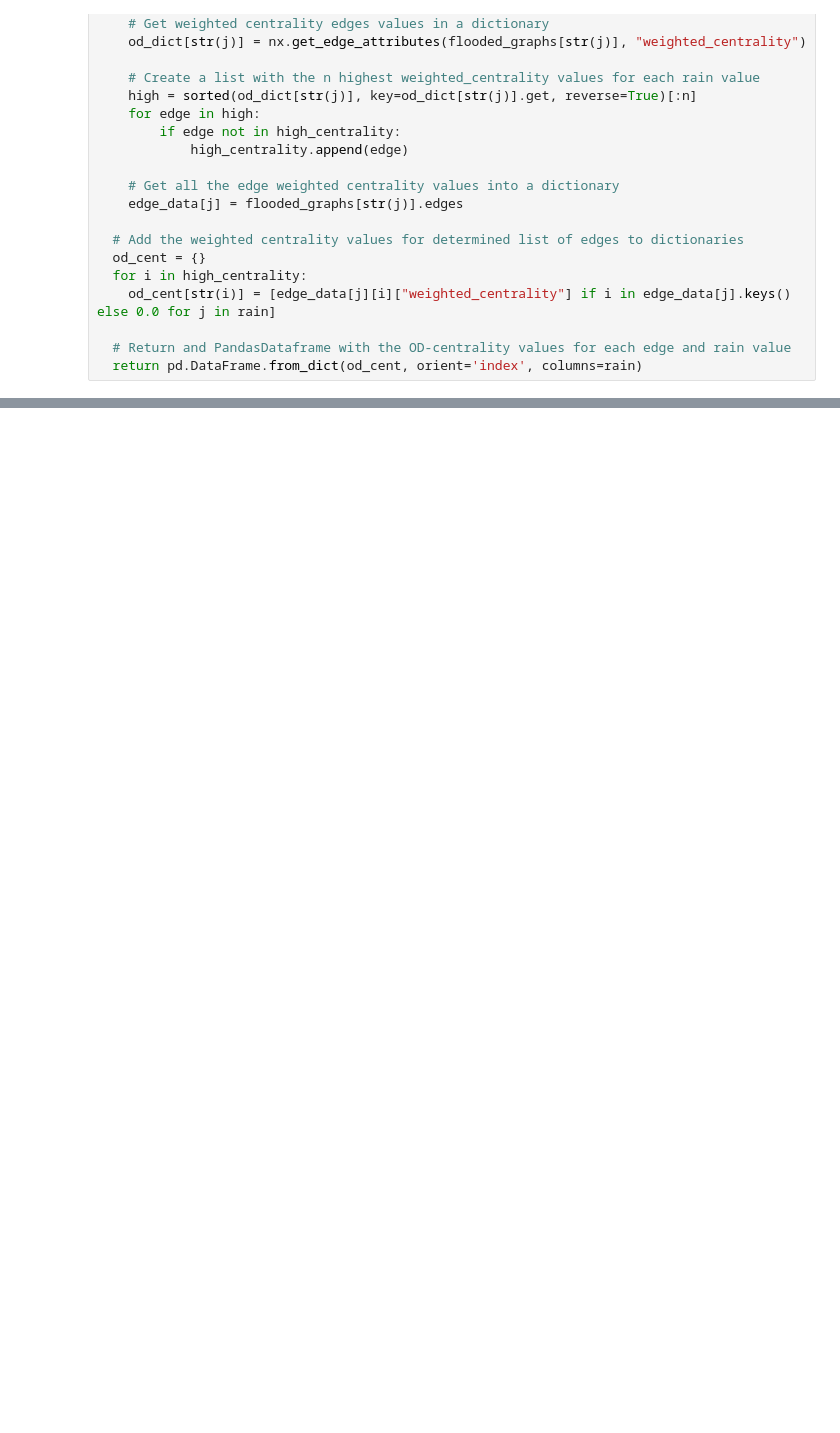
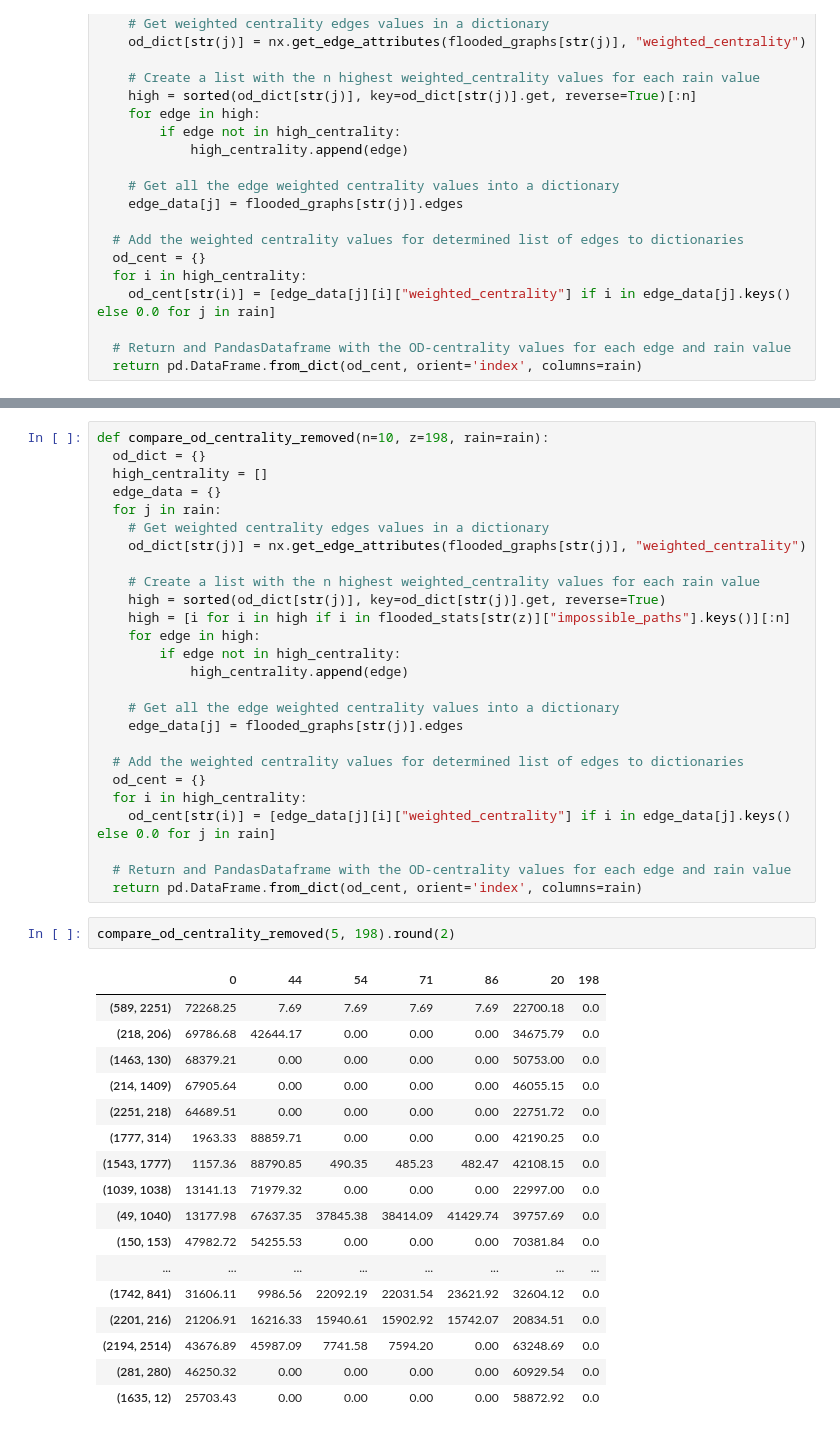
Before and after one commit to EwoutH/Helsinki-flood-BEP-project, a Jupyter notebook: road-graph/OSMnx_road_graph_analysis_BEP.ipynb, the cells around one changed output, grey strips where cells are left out. Cells and saved outputs as stored; diff of their text form; blank space fills up the shorter version.

```diff
--- a/road-graph/OSMnx_road_graph_analysis_BEP.ipynb
+++ b/road-graph/OSMnx_road_graph_analysis_BEP.ipynb
@@ -561,0 +566,46 @@ compare_od_centrality(5)
+# %%
+def compare_od_centrality_removed(n=10, z=198, rain=rain):
+  od_dict = {}
+  high_centrality = []
+  edge_data = {}
+  for j in rain:
+    # Get weighted centrality edges values in a dictionary
+    od_dict[str(j)] = nx.get_edge_attributes(flooded_graphs[str(j)], "weighted_centrality")
+
+    # Create a list with the n highest weighted_centrality values for each rain value
+    high = sorted(od_dict[str(j)], key=od_dict[str(j)].get, reverse=True)
+    high = [i for i in high if i in flooded_stats[str(z)]["impossible_paths"].keys()][:n]
+    for edge in high:
+        if edge not in high_centrality:
+            high_centrality.append(edge)
+
+    # Get all the edge weighted centrality values into a dictionary
+    edge_data[j] = flooded_graphs[str(j)].edges
+
+  # Add the weighted centrality values for determined list of edges to dictionaries
+  od_cent = {}
+  for i in high_centrality:
+    od_cent[str(i)] = [edge_data[j][i]["weighted_centrality"] if i in edge_data[j].keys() else 0.0 for j in rain]
+
+  # Return and PandasDataframe with the OD-centrality values for each edge and rain value
+  return pd.DataFrame.from_dict(od_cent, orient='index', columns=rain)
+# %%
+compare_od_centrality_removed(5, 198).round(2)
+# %% [output]
+|  | 0 | 44 | 54 | 71 | 86 | 20 | 198 |
+| (589, 2251) | 72268.25 | 7.69 | 7.69 | 7.69 | 7.69 | 22700.18 | 0.0 |
+| (218, 206) | 69786.68 | 42644.17 | 0.00 | 0.00 | 0.00 | 34675.79 | 0.0 |
+| (1463, 130) | 68379.21 | 0.00 | 0.00 | 0.00 | 0.00 | 50753.00 | 0.0 |
+| (214, 1409) | 67905.64 | 0.00 | 0.00 | 0.00 | 0.00 | 46055.15 | 0.0 |
+| (2251, 218) | 64689.51 | 0.00 | 0.00 | 0.00 | 0.00 | 22751.72 | 0.0 |
+| (1777, 314) | 1963.33 | 88859.71 | 0.00 | 0.00 | 0.00 | 42190.25 | 0.0 |
+| (1543, 1777) | 1157.36 | 88790.85 | 490.35 | 485.23 | 482.47 | 42108.15 | 0.0 |
+| (1039, 1038) | 13141.13 | 71979.32 | 0.00 | 0.00 | 0.00 | 22997.00 | 0.0 |
+| (49, 1040) | 13177.98 | 67637.35 | 37845.38 | 38414.09 | 41429.74 | 39757.69 | 0.0 |
+| (150, 153) | 47982.72 | 54255.53 | 0.00 | 0.00 | 0.00 | 70381.84 | 0.0 |
+| ... | ... | ... | ... | ... | ... | ... | ... |
+| (1742, 841) | 31606.11 | 9986.56 | 22092.19 | 22031.54 | 23621.92 | 32604.12 | 0.0 |
+| (2201, 216) | 21206.91 | 16216.33 | 15940.61 | 15902.92 | 15742.07 | 20834.51 | 0.0 |
+| (2194, 2514) | 43676.89 | 45987.09 | 7741.58 | 7594.20 | 0.00 | 63248.69 | 0.0 |
+| (281, 280) | 46250.32 | 0.00 | 0.00 | 0.00 | 0.00 | 60929.54 | 0.0 |
+| (1635, 12) | 25703.43 | 0.00 | 0.00 | 0.00 | 0.00 | 58872.92 | 0.0 |
```
Also changed, not shown: parts of 2 cells of this notebook.
